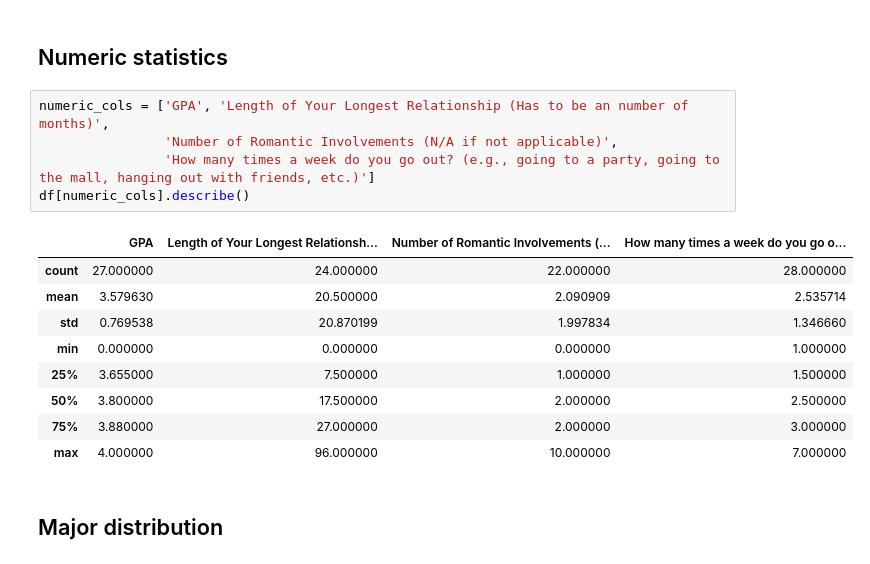
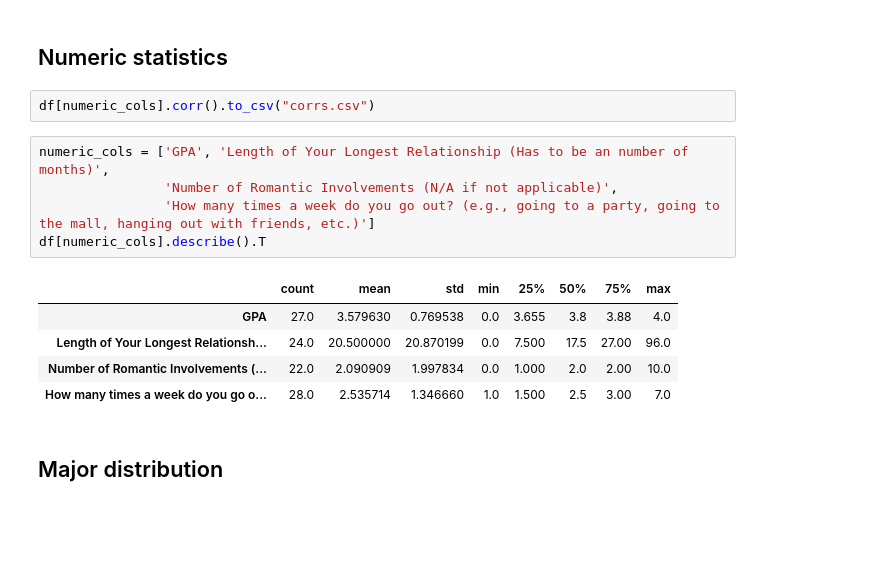
Before and after one commit to snigdhapodugu/dsc190-project, a Jupyter notebook: summary/summary.ipynb, the cells around one changed output. Cells and saved outputs as stored; diff of their text form; blank space fills up the shorter version.

```diff
--- a/summary/summary.ipynb
+++ b/summary/summary.ipynb
@@ -24,21 +30,19 @@ Columns: 47
 5 rows × 47 columns
 # %% [markdown]
 ## Numeric statistics
+# %%
+df[numeric_cols].corr().to_csv("corrs.csv")
 # %%
 numeric_cols = ['GPA', 'Length of Your Longest Relationship (Has to be an number of months)',
                 'Number of Romantic Involvements (N/A if not applicable)',
                 'How many times a week do you go out? (e.g., going to a party, going to the mall, hanging out with friends, etc.)']
-df[numeric_cols].describe()
+df[numeric_cols].describe().T
 # %% [output]
-|  | GPA | Length of Your Longest Relationsh... | Number of Romantic Involvements (... | How many times a week do you go o... |
-| count | 27.000000 | 24.000000 | 22.000000 | 28.000000 |
-| mean | 3.579630 | 20.500000 | 2.090909 | 2.535714 |
-| std | 0.769538 | 20.870199 | 1.997834 | 1.346660 |
-| min | 0.000000 | 0.000000 | 0.000000 | 1.000000 |
-| 25% | 3.655000 | 7.500000 | 1.000000 | 1.500000 |
-| 50% | 3.800000 | 17.500000 | 2.000000 | 2.500000 |
-| 75% | 3.880000 | 27.000000 | 2.000000 | 3.000000 |
-| max | 4.000000 | 96.000000 | 10.000000 | 7.000000 |
+|  | count | mean | std | min | 25% | 50% | 75% | max |
+| GPA | 27.0 | 3.579630 | 0.769538 | 0.0 | 3.655 | 3.8 | 3.88 | 4.0 |
+| Length of Your Longest Relationsh... | 24.0 | 20.500000 | 20.870199 | 0.0 | 7.500 | 17.5 | 27.00 | 96.0 |
+| Number of Romantic Involvements (... | 22.0 | 2.090909 | 1.997834 | 0.0 | 1.000 | 2.0 | 2.00 | 10.0 |
+| How many times a week do you go o... | 28.0 | 2.535714 | 1.346660 | 1.0 | 1.500 | 2.5 | 3.00 | 7.0 |
 # %% [markdown]
 ## Major distribution
 # %%
```
Also changed, not shown: parts of 4 cells of this notebook, 7 other files.
